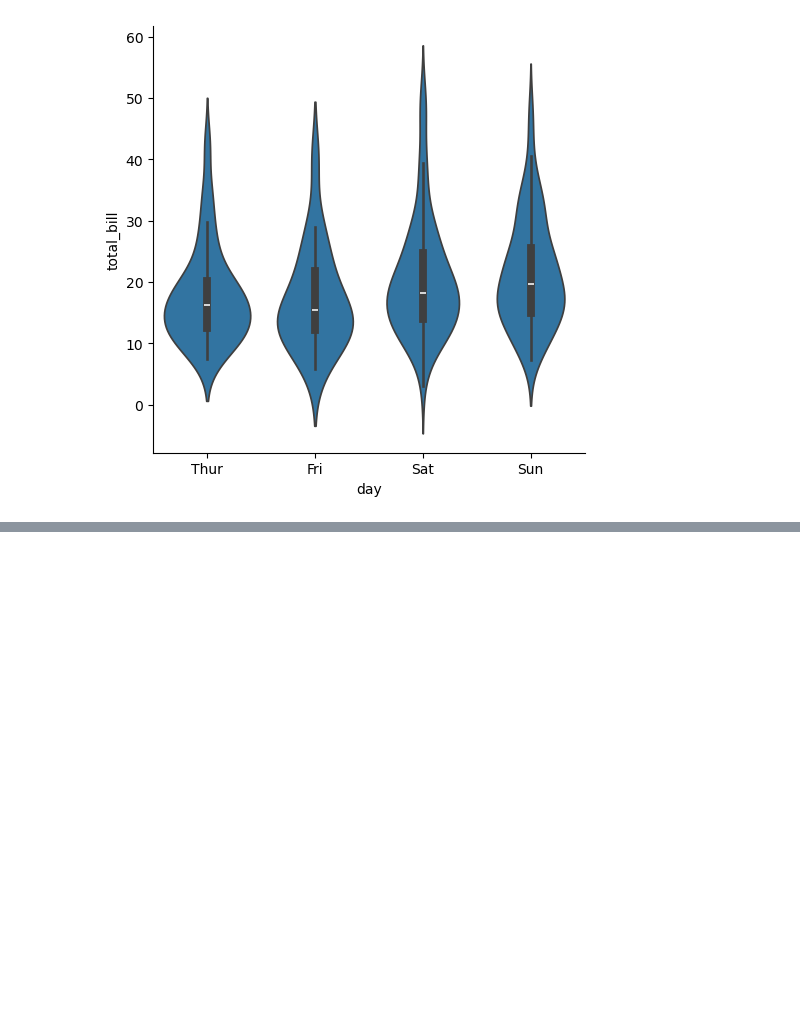
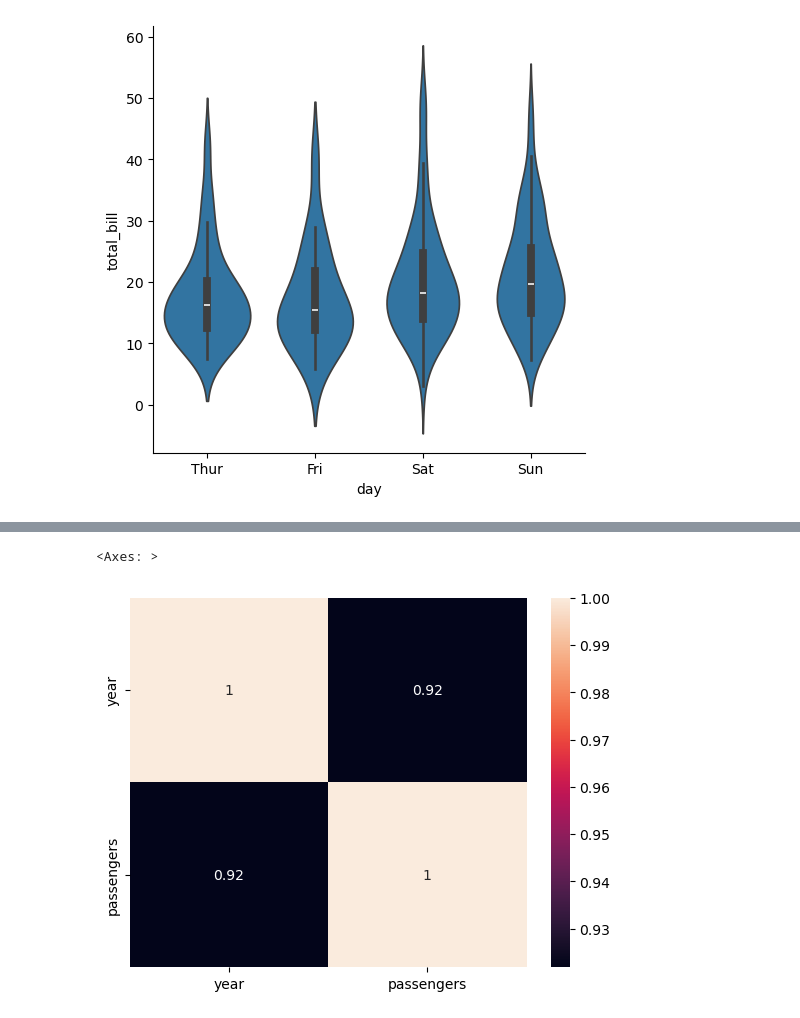
Before and after one commit to Jamy11/Data-Scince-and-Machine-Learing, a Jupyter notebook: Seaborn/seaborn_basic.ipynb, the cells around one changed output, grey strips where cells are left out. Cells and saved outputs as stored; diff of their text form; code cells hidden in the pictures; blank space fills up the shorter version.

```diff
--- a/Seaborn/seaborn_basic.ipynb
+++ b/Seaborn/seaborn_basic.ipynb
@@ -172,0 +175,2 @@ sns.stripplot(x='day',y='total_bill',data=tips,jitter=True)
+# %%
+flights = sns.load_dataset('flights')
@@ -172,0 +207,5 @@ sns.stripplot(x='day',y='total_bill',data=tips,jitter=True)
+# %%
+sns.heatmap(flights.corr(),annot=True)
+# %% [output]
+<Axes: >
+[figure, added]
```
Also changed, not shown: parts of 9 cells of this notebook.
